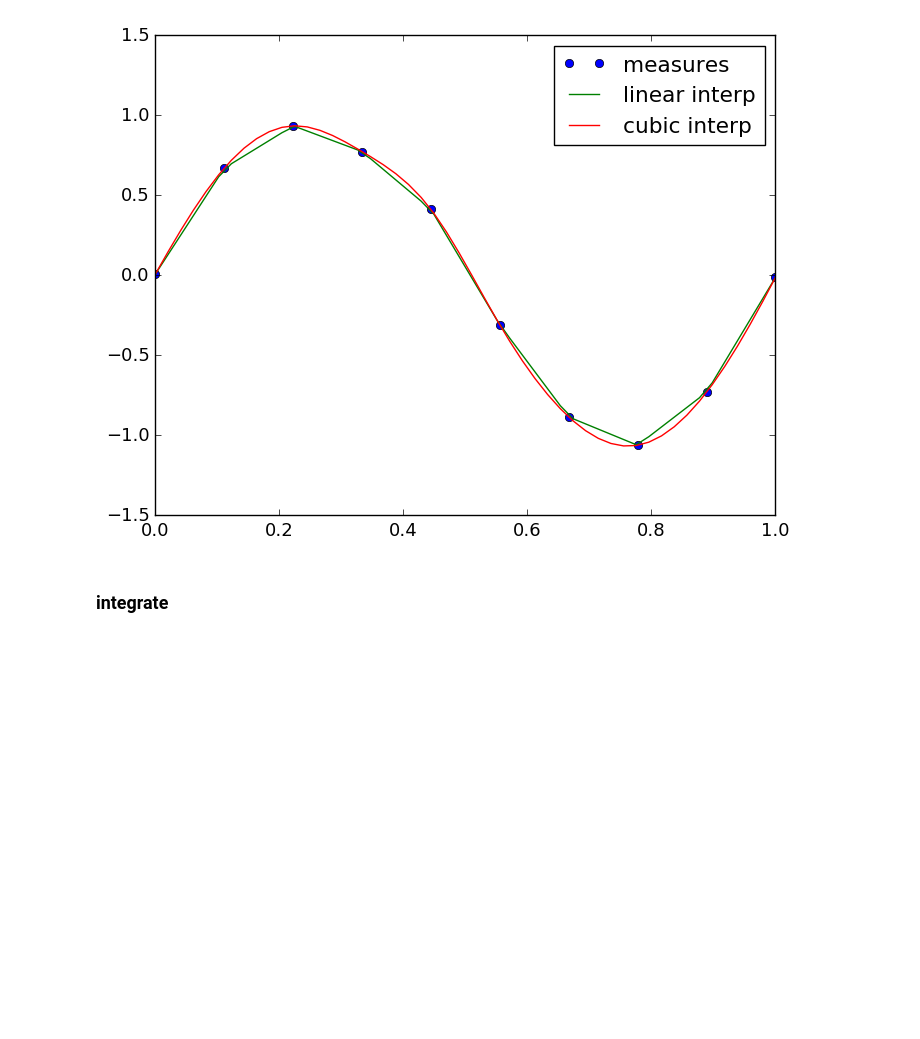
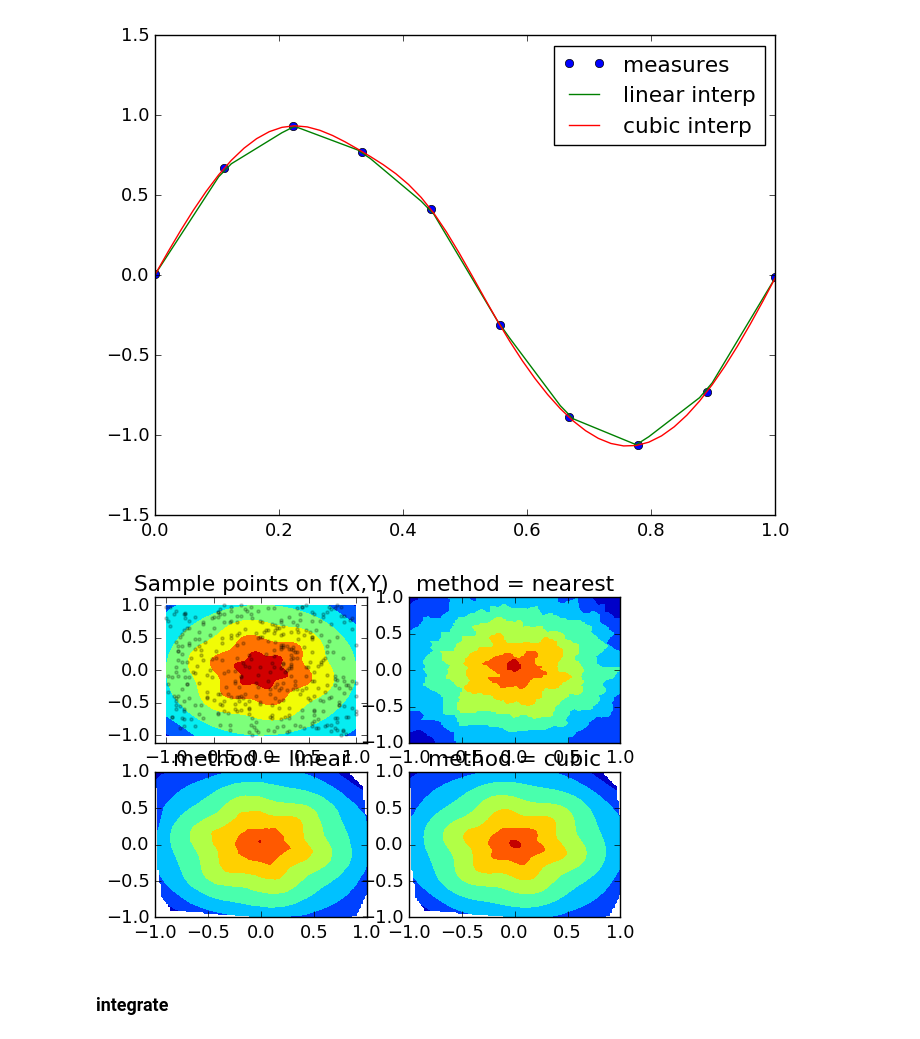
Before and after one commit to astrodoo/CodeExr, a Jupyter notebook: Python/ipynb/Scipy1.ipynb, the cells around one changed output. Saved outputs shown, nothing was run; the diff lists cells and outputs as text; code cells hidden in the pictures; blank space fills up the shorter version.

```diff
--- a/Python/ipynb/Scipy1.ipynb
+++ b/Python/ipynb/Scipy1.ipynb
@@ -202,6 +202,46 @@ plt.legend(loc='upper right')
 plt.show()
 # %% [output]
 [figure]
+# %%
+%matplotlib inline
+
+""" interpolate 2d """
+
+import numpy as np
+from scipy.interpolate import griddata
+import matplotlib.pyplot as plt
+
+x = np.linspace(-1,1,100)
+y =  np.linspace(-1,1,100)
+X, Y = np.meshgrid(x,y)
+
+def f(x, y):
+    s = np.hypot(x, y)
+    phi = np.arctan2(y, x)
+    tau = s + s*(1-s)/5 * np.sin(6*phi)
+    return 5*(1-tau) + tau
+
+T = f(X, Y)
+# Choose npts random point from the discrete domain of our model function
+npts = 400
+px, py = np.random.choice(x, npts), np.random.choice(y, npts)
+
+fig, ax = plt.subplots(nrows=2, ncols=2)
+# Plot the model function and the randomly selected sample points
+ax[0,0].contourf(X, Y, T)
+ax[0,0].scatter(px, py, c='k', alpha=0.2, marker='.')
+ax[0,0].set_title('Sample points on f(X,Y)')
+
+# Interpolate using three different methods and plot
+for i, method in enumerate(('nearest', 'linear', 'cubic')):
+    Ti = griddata((px, py), f(px,py), (X, Y), method=method)
+    r, c = (i+1) // 2, (i+1) % 2
+    ax[r,c].contourf(X, Y, Ti)
+    ax[r,c].set_title('method = {}'.format(method))
+
+plt.show()
+# %% [output]
+[figure, added]
 # %% [markdown]
 ### integrate
 # %%
```
Also changed, not shown: 9 other files.
